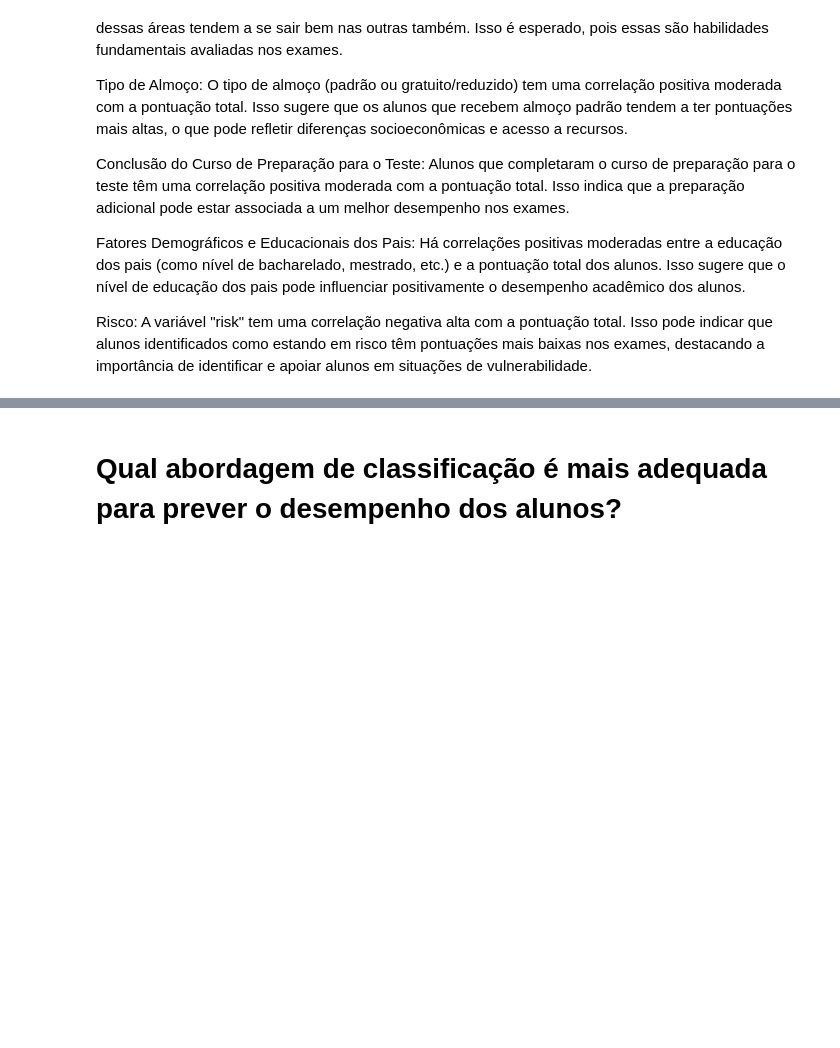
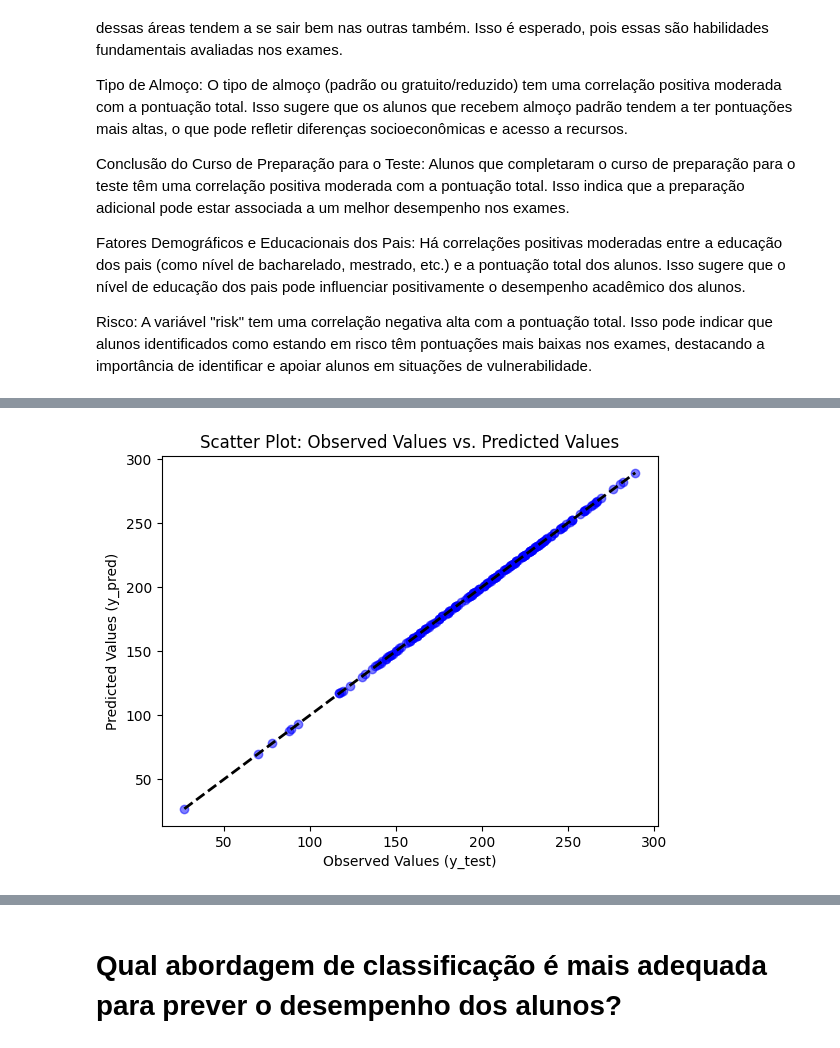
Before and after one commit to Marluce2906/MachLearn, a Jupyter notebook: MarluceTacianaBora_MachLearn_CA1.ipynb, the cells around one changed output, grey strips where cells are left out. Cells and saved outputs as stored; diff of their text form; code cells hidden in the pictures; blank space fills up the shorter version.

```diff
--- a/MarluceTacianaBora_MachLearn_CA1.ipynb
+++ b/MarluceTacianaBora_MachLearn_CA1.ipynb
@@ -243,0 +304,20 @@ Risco: A variável "risk" tem uma correlação negativa alta com a pontuação t
+# %%
+from sklearn.model_selection import train_test_split
+from sklearn.linear_model import LinearRegression
+from sklearn.metrics import r2_score
+
+# Dividir o conjunto de dados em conjunto de treinamento e conjunto de teste
+X = pd_student_encoded.drop(columns=['Total Score'])
+y = pd_student_encoded['Total Score']
+X_train, X_test, y_train, y_test = train_test_split(X, y, test_size=0.2, random_state=42)
+
+# Construir o modelo de regressão linear
+model = LinearRegression()
+model.fit(X_train, y_train)
+
+# Fazer previsões
+y_pred = model.predict(X_test)
+
+# Avaliar o desempenho do modelo
+r2 = r2_score(y_test, y_pred)
+print("R-quadrado:", r2)
@@ -243,0 +330,10 @@ Risco: A variável "risk" tem uma correlação negativa alta com a pontuação t
+# %%
+# Plot the scatter plot
+plt.scatter(y_test, y_pred, color='blue', alpha=0.5)
+plt.plot([y_test.min(), y_test.max()], [y_test.min(), y_test.max()], 'k--', lw=2)  # Reference line (ideal)
+plt.xlabel('Observed Values (y_test)')
+plt.ylabel('Predicted Values (y_pred)')
+plt.title('Scatter Plot: Observed Values vs. Predicted Values')
+plt.show()
+# %% [output]
+[figure, added]
```
Also changed, not shown: parts of 113 cells of this notebook.
